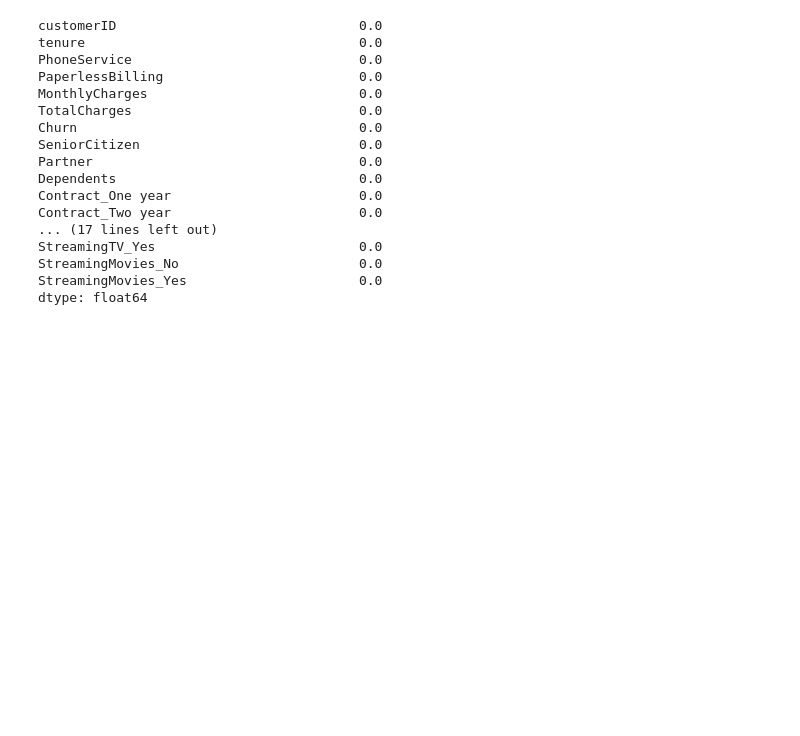
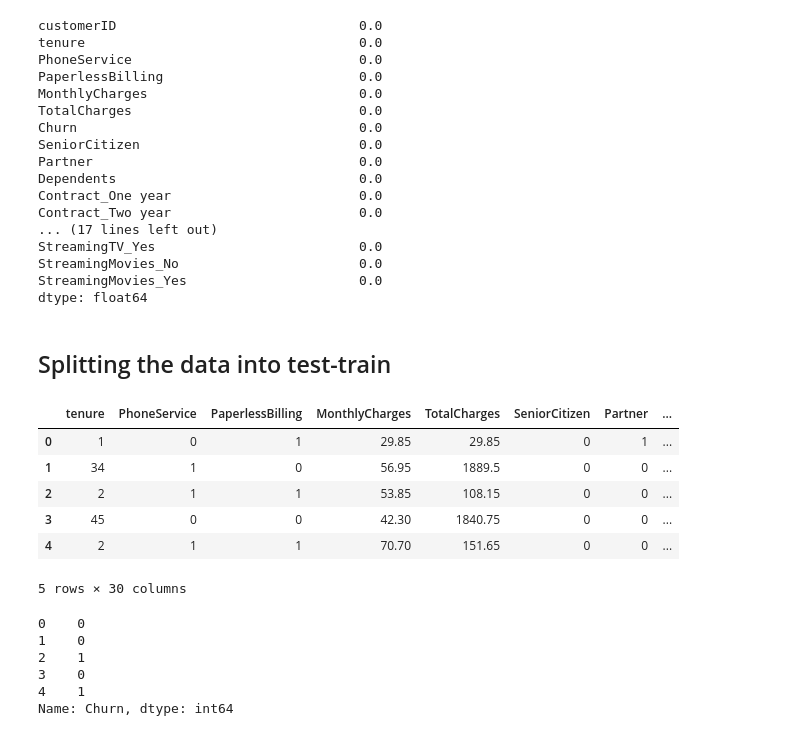
Before and after one commit to vivekkum-ar/Telecom-Churn-Logistic-Regression, a Jupyter notebook: Telecom-Churn-Logistic-Model.ipynb, the cells around one changed output. Drawn from its saved outputs; the diff is of its cells as text; code cells hidden in the pictures; blank space fills up the shorter version.

Commit message:
Splitting data into test-train

```diff
--- a/Telecom-Churn-Logistic-Model.ipynb
+++ b/Telecom-Churn-Logistic-Model.ipynb
@@ -295,3 +295,31 @@ StreamingTV_Yes                          0.0
 StreamingMovies_No                       0.0
 StreamingMovies_Yes                      0.0
 dtype: float64
+# %% [markdown]
+## Splitting the data into test-train
+# %%
+from sklearn.model_selection import train_test_split
+# Putting feature variable to X
+X = telecom.drop(['Churn','customerID'], axis=1)
+
+X.head()
+# %% [output]
+|  | tenure | PhoneService | PaperlessBilling | MonthlyCharges | TotalCharges | SeniorCitizen | Partner | ... |
+| 0 | 1 | 0 | 1 | 29.85 | 29.85 | 0 | 1 | ... |
+| 1 | 34 | 1 | 0 | 56.95 | 1889.5 | 0 | 0 | ... |
+| 2 | 2 | 1 | 1 | 53.85 | 108.15 | 0 | 0 | ... |
+| 3 | 45 | 0 | 0 | 42.30 | 1840.75 | 0 | 0 | ... |
+| 4 | 2 | 1 | 1 | 70.70 | 151.65 | 0 | 0 | ... |
+5 rows × 30 columns
+# %%
+# Putting response variable to y
+y = telecom['Churn']
+
+y.head()
+# %% [output]
+0    0
+1    0
+2    1
+3    0
+4    1
+Name: Churn, dtype: int64
```
Also changed, not shown: parts of 5 cells of this notebook.
